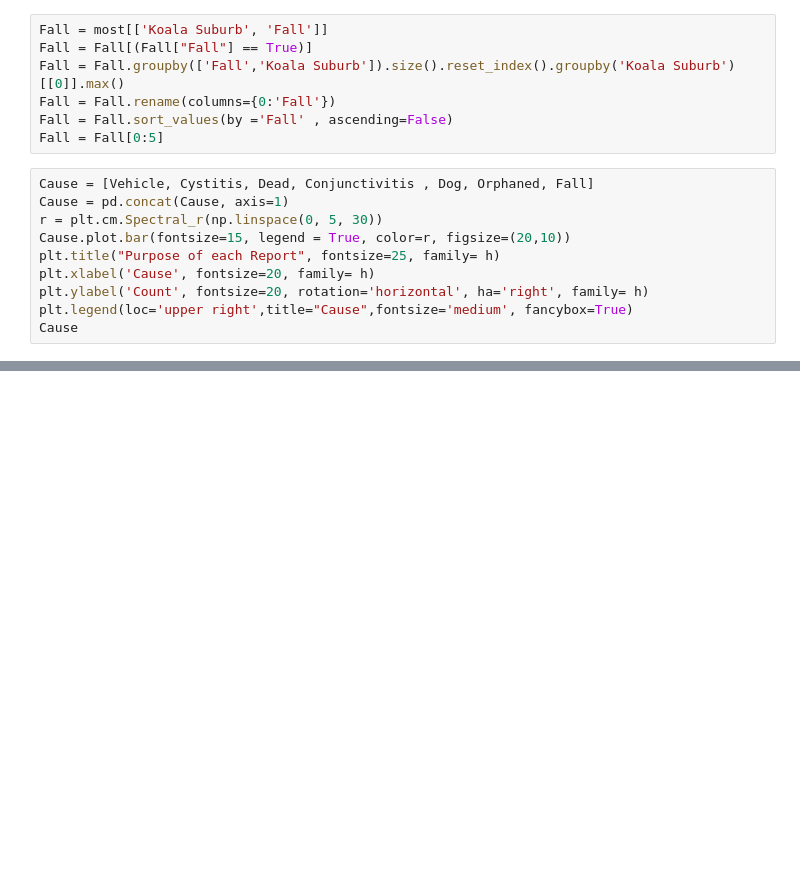
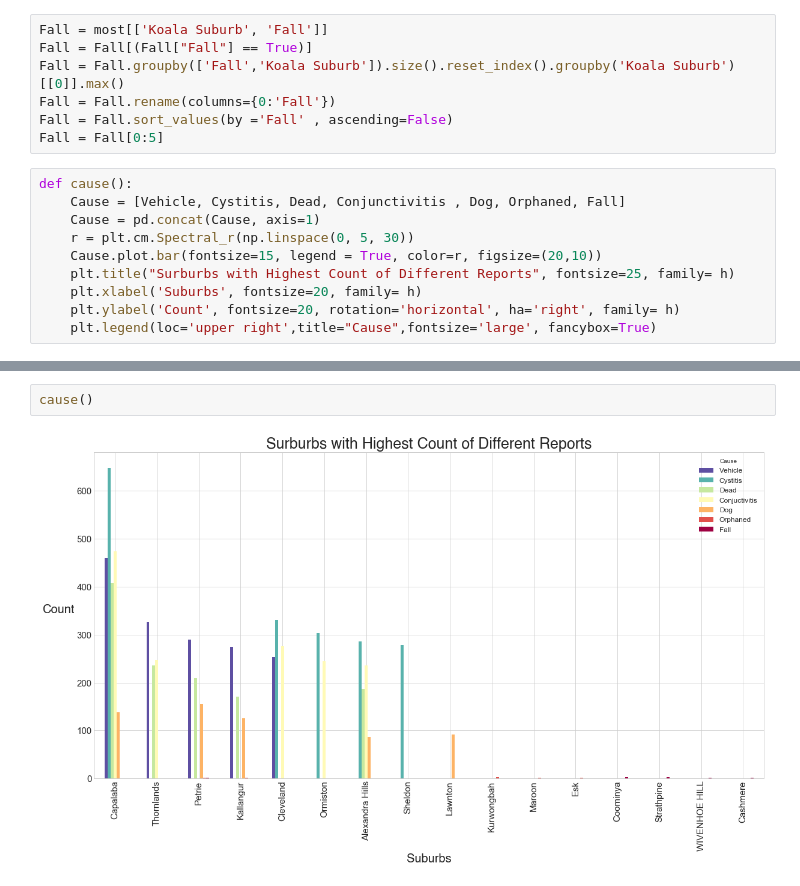
Before and after one commit to joelnorman99/Open-Data-Project, a Jupyter notebook: Koala Hospital Data.ipynb, the cells around one changed output, grey strips where cells are left out. Cells and saved outputs as stored; diff of their text form; blank space fills up the shorter version.

```diff
--- a/Koala Hospital Data.ipynb
+++ b/Koala Hospital Data.ipynb
@@ -419,12 +426,12 @@ Fall = Fall.rename(columns={0:'Fall'})
 Fall = Fall.sort_values(by ='Fall' , ascending=False)
 Fall = Fall[0:5]
 # %%
-Cause = [Vehicle, Cystitis, Dead, Conjunctivitis , Dog, Orphaned, Fall]
-Cause = pd.concat(Cause, axis=1)
-r = plt.cm.Spectral_r(np.linspace(0, 5, 30))
-Cause.plot.bar(fontsize=15, legend = True, color=r, figsize=(20,10))
-plt.title("Purpose of each Report", fontsize=25, family= h)
-plt.xlabel('Cause', fontsize=20, family= h)
-plt.ylabel('Count', fontsize=20, rotation='horizontal', ha='right', family= h)
-plt.legend(loc='upper right',title="Cause",fontsize='medium', fancybox=True)
-Cause
+def cause():
+    Cause = [Vehicle, Cystitis, Dead, Conjunctivitis , Dog, Orphaned, Fall]
+    Cause = pd.concat(Cause, axis=1)
+    r = plt.cm.Spectral_r(np.linspace(0, 5, 30))
+    Cause.plot.bar(fontsize=15, legend = True, color=r, figsize=(20,10))
+    plt.title("Surburbs with Highest Count of Different Reports", fontsize=25, family= h)
+    plt.xlabel('Suburbs', fontsize=20, family= h)
+    plt.ylabel('Count', fontsize=20, rotation='horizontal', ha='right', family= h)
+    plt.legend(loc='upper right',title="Cause",fontsize='large', fancybox=True)
@@ -450,3 +458,7 @@ Cause
+# %%
+cause()
+# %% [output]
+[figure, added]
 # %% [markdown]
 # Conclusion
 
```
Also changed, not shown: parts of 40 cells of this notebook.
